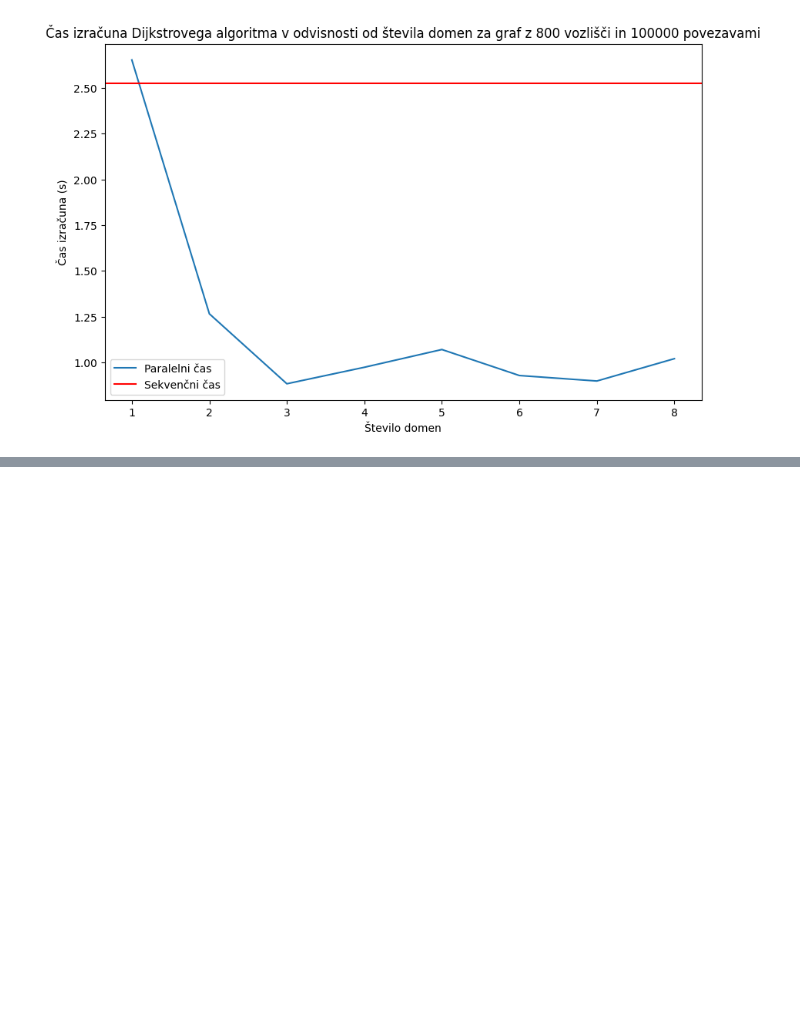
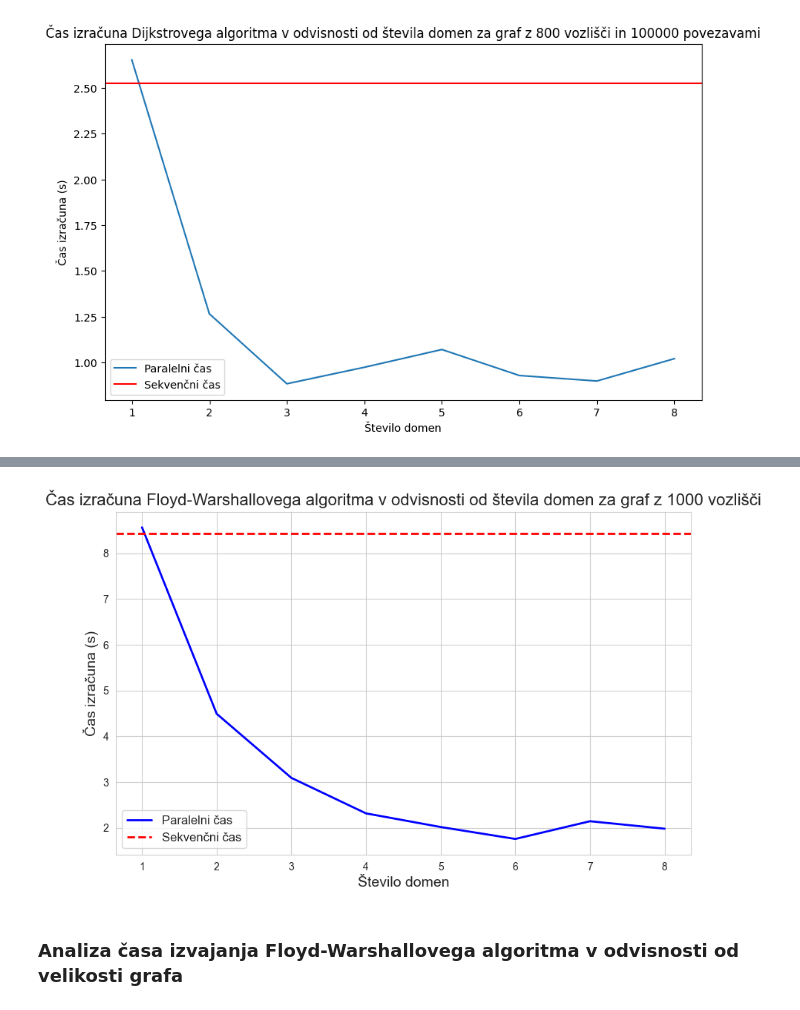
Before and after one commit to tjazerzen/Avtomatska-paralelizacija-v-OCamlu, a Jupyter notebook: playground/graph/computation_time_analysis/computation_time_analysis.ipynb, the cells around one changed output, grey strips where cells are left out. Cells and saved outputs as stored; diff of their text form; code cells hidden in the pictures; blank space fills up the shorter version.

Commit message:
dodaj vizualizacije za floydov algoritem

```diff
--- a/playground/graph/computation_time_analysis/computation_time_analysis.ipynb
+++ b/playground/graph/computation_time_analysis/computation_time_analysis.ipynb
@@ -240,0 +246,2 @@ plt.show()
+# %%
+df_floyd_par_domains = pd.read_csv('floyd_par_domains.csv')
@@ -240,0 +260,27 @@ plt.show()
+# %%
+# Set the style of seaborn for better looking plots
+sns.set_style("whitegrid")
+
+plt.figure(figsize=(10, 6))
+
+seq_computation_time = 8.428
+
+# Change the line style and color for better visibility
+plt.plot(df_floyd_par_domains['num_domains'], df_floyd_par_domains['time'], label='Paralelni čas', color='blue', linewidth=2)
+
+# Adding a horizontal line for the sequential execution time
+plt.axhline(y=seq_computation_time, color='r', linestyle='dashed', linewidth=2, label='Sekvenčni čas')
+
+plt.xlabel('Število domen', fontsize=14)
+plt.ylabel('Čas izračuna (s)', fontsize=14)
+plt.title('Čas izračuna Floyd-Warshallovega algoritma v odvisnosti od števila domen za graf z 1000 vozlišči', fontsize=16)
+
+plt.legend(fontsize=12)
+
+plt.savefig('floyd_v_odvisnosti_od_stevila_domen.jpg')
+
+plt.show()
+# %% [output]
+[figure, added]
+# %% [markdown]
+### Analiza časa izvajanja Floyd-Warshallovega algoritma v odvisnosti od velikosti grafa
```
Also changed, not shown: parts of 7 cells of this notebook, 4 other files.
